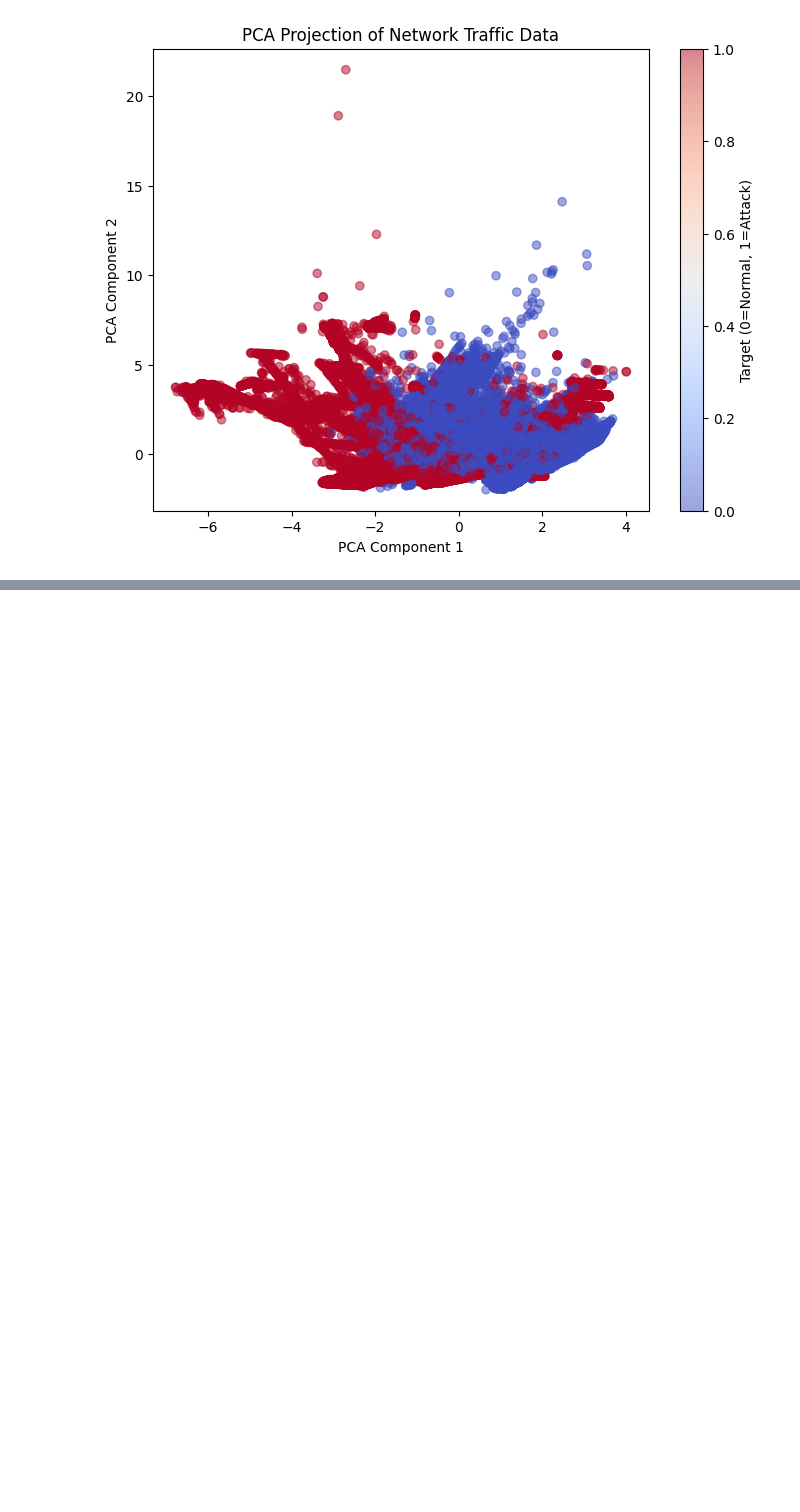
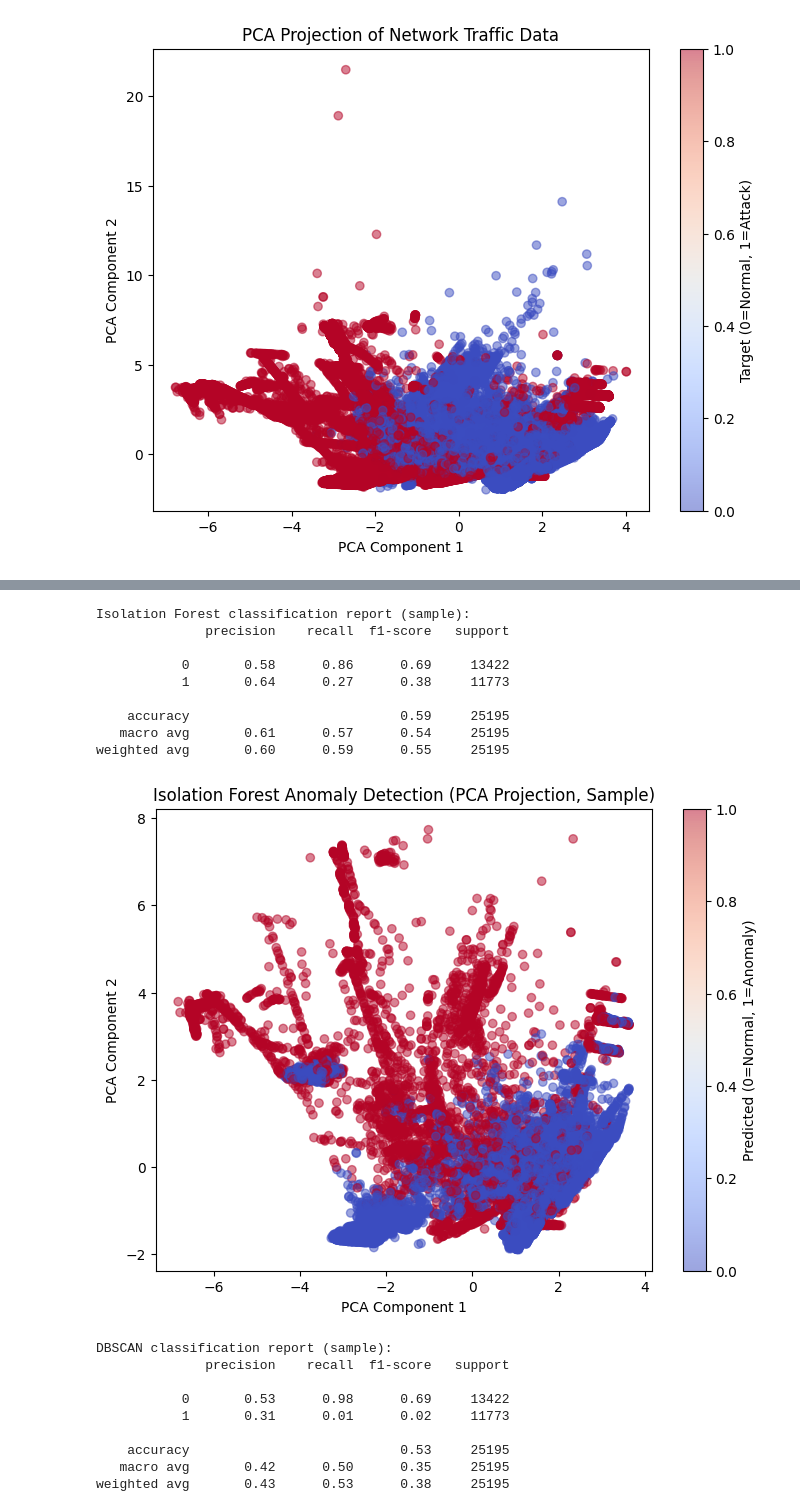
Before and after one commit to ishaq2321/Network-Traffic-Anomaly-Detection, a Jupyter notebook: network_traffic_anomaly_detection.ipynb, the cells around one changed output, grey strips where cells are left out. Drawn from its saved outputs; the diff is of its cells as text; code cells hidden in the pictures; blank space fills up the shorter version.

Commit message:
Add unsupervised anomaly detection with Isolation Forest and DBSCAN using data sampling

```diff
--- a/network_traffic_anomaly_detection.ipynb
+++ b/network_traffic_anomaly_detection.ipynb
@@ -189,0 +197,67 @@ Added bytes_ratio feature.
+# %%
+# For faster experimentation, sample a subset of the data
+sample_frac = 0.2  # Use 20% of the data
+train_sample = train_df_reduced.sample(frac=sample_frac, random_state=42)
+X_sample = train_sample.drop('target', axis=1)
+y_sample = train_sample['target']
+
+# Recompute PCA for the sample
+from sklearn.decomposition import PCA
+pca = PCA(n_components=2, random_state=42)
+X_pca_sample = pca.fit_transform(X_sample)
+# %%
+# Isolation Forest for anomaly detection (on sample)
+from sklearn.ensemble import IsolationForest
+iso_forest = IsolationForest(n_estimators=50, contamination=0.2, n_jobs=1, random_state=42)
+iso_preds = iso_forest.fit_predict(X_sample)
+# Convert predictions: -1 (anomaly) -> 1, 1 (normal) -> 0
+iso_preds = np.where(iso_preds == -1, 1, 0)
+print("Isolation Forest classification report (sample):")
+print(classification_report(y_sample, iso_preds))
+
+# Visualize anomalies in PCA space (sample)
+plt.figure(figsize=(8,6))
+plt.scatter(X_pca_sample[:,0], X_pca_sample[:,1], c=iso_preds, cmap='coolwarm', alpha=0.5)
+plt.xlabel('PCA Component 1')
+plt.ylabel('PCA Component 2')
+plt.title('Isolation Forest Anomaly Detection (PCA Projection, Sample)')
+plt.colorbar(label='Predicted (0=Normal, 1=Anomaly)')
+plt.show()
+
+# DBSCAN for anomaly detection (on sample)
+from sklearn.cluster import DBSCAN
+dbscan = DBSCAN(eps=2, min_samples=5)
+dbscan_labels = dbscan.fit_predict(X_sample)
+# DBSCAN labels: -1 is anomaly, others are clusters
+dbscan_anomaly = (dbscan_labels == -1).astype(int)
+print("DBSCAN classification report (sample):")
+print(classification_report(y_sample, dbscan_anomaly))
+
+# Visualize DBSCAN anomalies in PCA space (sample)
+plt.figure(figsize=(8,6))
+plt.scatter(X_pca_sample[:,0], X_pca_sample[:,1], c=dbscan_anomaly, cmap='coolwarm', alpha=0.5)
+plt.xlabel('PCA Component 1')
+plt.ylabel('PCA Component 2')
+plt.title('DBSCAN Anomaly Detection (PCA Projection, Sample)')
+plt.colorbar(label='Predicted (0=Normal, 1=Anomaly)')
+plt.show()
+# %% [output]
+Isolation Forest classification report (sample):
+              precision    recall  f1-score   support
+
+           0       0.58      0.86      0.69     13422
+           1       0.64      0.27      0.38     11773
+
+    accuracy                           0.59     25195
+   macro avg       0.61      0.57      0.54     25195
+weighted avg       0.60      0.59      0.55     25195
+[figure, added]
+DBSCAN classification report (sample):
+              precision    recall  f1-score   support
+
+           0       0.53      0.98      0.69     13422
+           1       0.31      0.01      0.02     11773
+
+    accuracy                           0.53     25195
+   macro avg       0.42      0.50      0.35     25195
+weighted avg       0.43      0.53      0.38     25195
```
Also changed, not shown: parts of 3 cells of this notebook.
